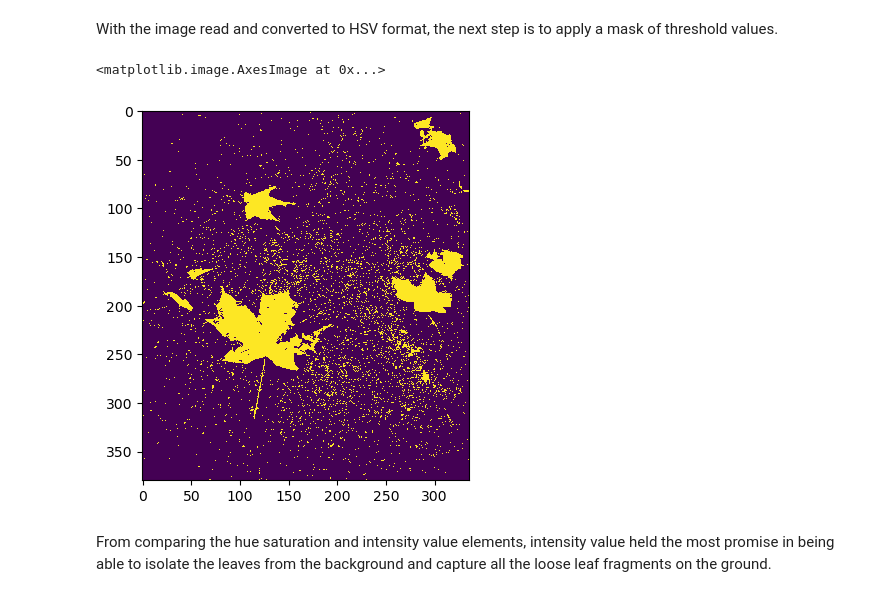
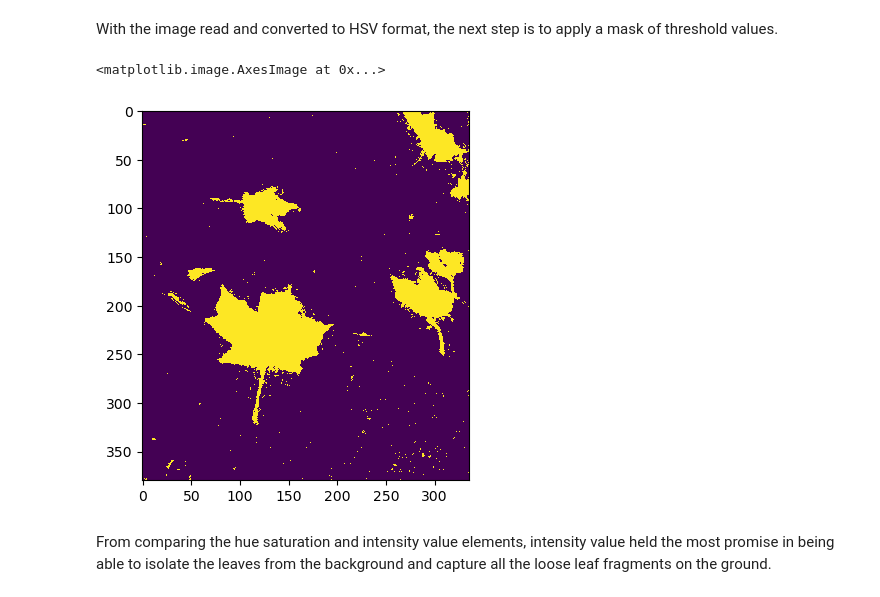
Before and after one commit to Neelxm10/cv-lab3, a Jupyter notebook: cv-lab3.ipynb, the cells around one changed output. Saved outputs shown, nothing was run; the diff lists cells and outputs as text; code cells hidden in the pictures.

```diff
--- a/cv-lab3.ipynb
+++ b/cv-lab3.ipynb
@@ -54,11 +54,11 @@ plt.show()
 # %% [markdown]
 With the image read and converted to HSV format, the next step is to apply a mask of threshold values.
 # %%
-ret, mask = cv2.threshold(imgVal, 170, 255,cv2.THRESH_BINARY)
+ret, mask = cv2.threshold(imgSat, 50, 180,cv2.THRESH_BINARY)
 plt.imshow( mask)
 # %% [output]
 <matplotlib.image.AxesImage at 0x...>
-[figure, old version]
+[figure, new version]
 # %% [markdown]
 From comparing the hue saturation and intensity value elements, intensity value held the most promise in being able to isolate the leaves from the background and capture all the loose leaf fragments on the ground.
 # %% [markdown]
```
Also changed, not shown: parts of 13 cells of this notebook.
